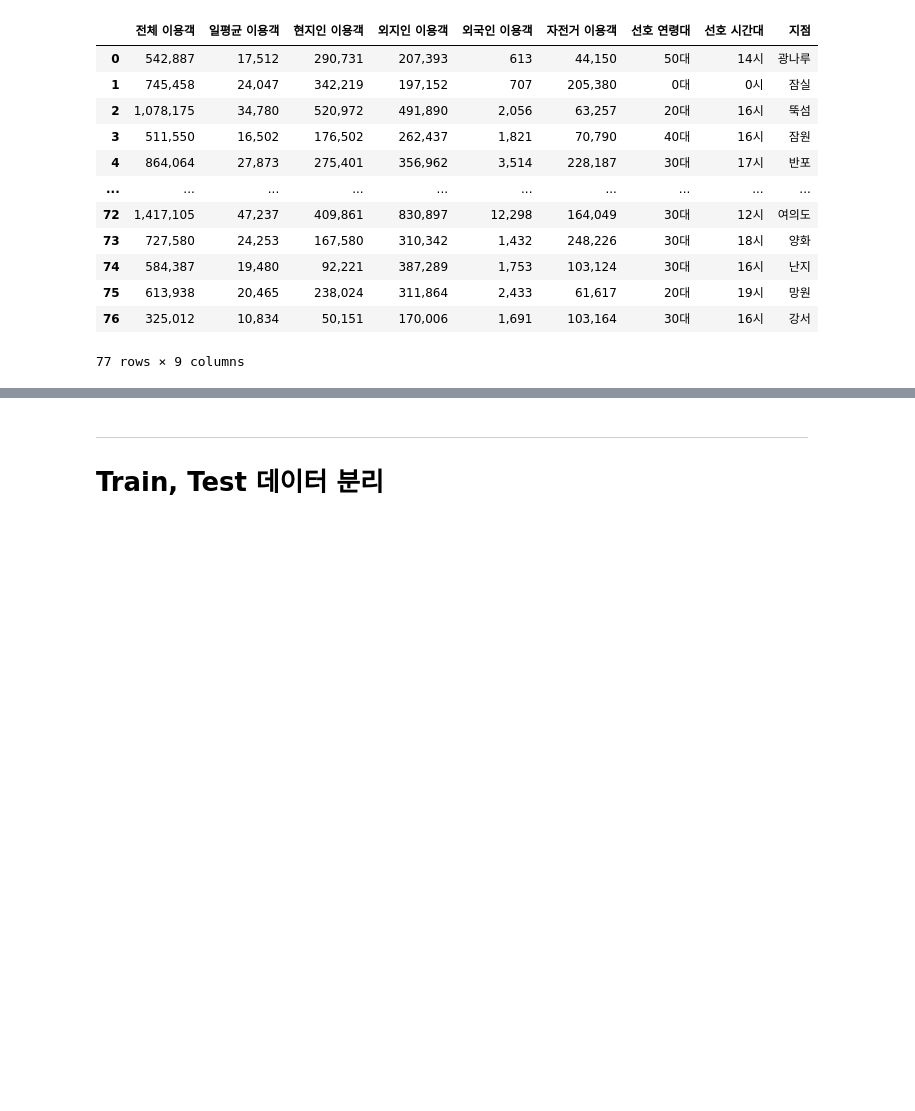
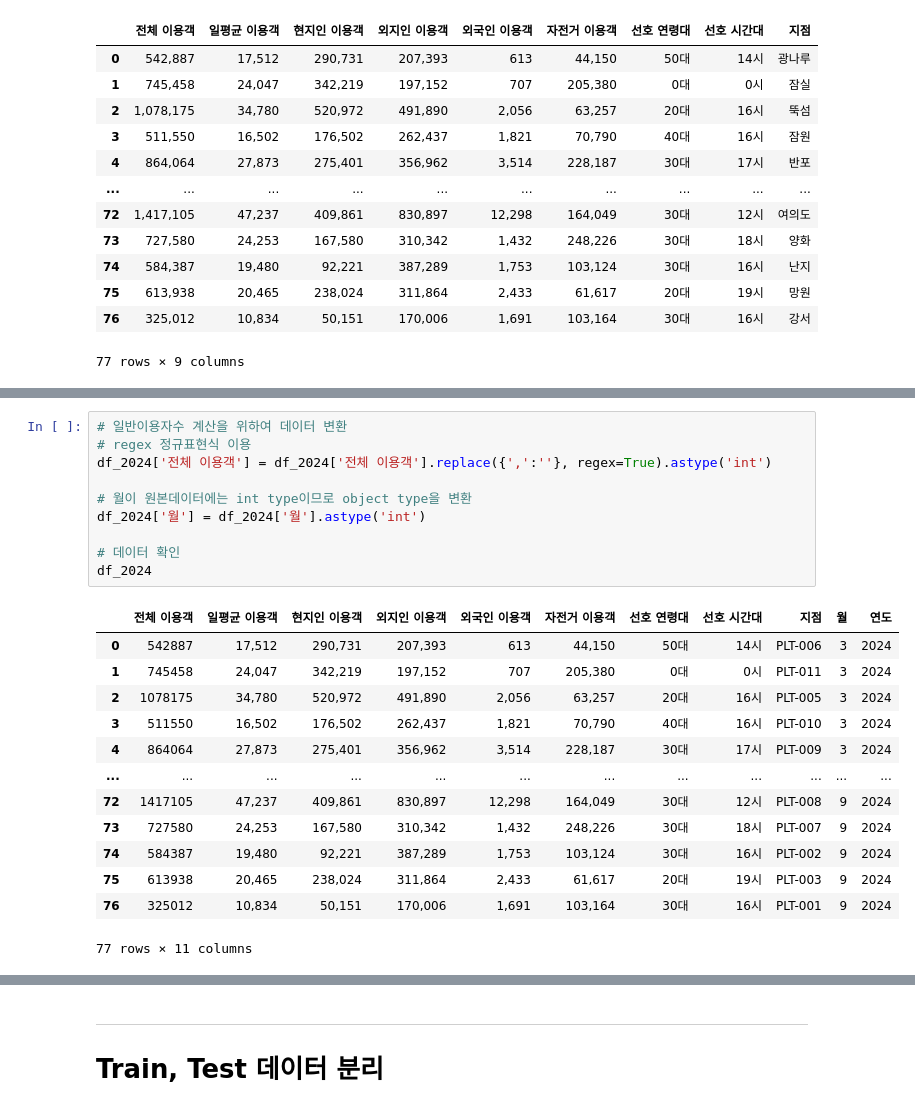
Before and after one commit to terryhyuk/HanGang_Mate, a Jupyter notebook: Python/DataAnalysis/MachineLearning.ipynb, the cells around one changed output, grey strips where cells are left out. Drawn from its saved outputs; the diff is of its cells as text; blank space fills up the shorter version.

```diff
--- a/Python/DataAnalysis/MachineLearning.ipynb
+++ b/Python/DataAnalysis/MachineLearning.ipynb
@@ -586,0 +666,24 @@ df_2024
+# %%
+# 일반이용자수 계산을 위하여 데이터 변환
+# regex 정규표현식 이용
+df_2024['전체 이용객'] = df_2024['전체 이용객'].replace({',':''}, regex=True).astype('int')
+
+# 월이 원본데이터에는 int type이므로 object type을 변환
+df_2024['월'] = df_2024['월'].astype('int')
+
+# 데이터 확인
+df_2024
+# %% [output]
+|  | 전체 이용객 | 일평균 이용객 | 현지인 이용객 | 외지인 이용객 | 외국인 이용객 | 자전거 이용객 | 선호 연령대 | 선호 시간대 | 지점 | 월 | 연도 |
+| 0 | 542887 | 17,512 | 290,731 | 207,393 | 613 | 44,150 | 50대 | 14시 | PLT-006 | 3 | 2024 |
+| 1 | 745458 | 24,047 | 342,219 | 197,152 | 707 | 205,380 | 0대 | 0시 | PLT-011 | 3 | 2024 |
+| 2 | 1078175 | 34,780 | 520,972 | 491,890 | 2,056 | 63,257 | 20대 | 16시 | PLT-005 | 3 | 2024 |
+| 3 | 511550 | 16,502 | 176,502 | 262,437 | 1,821 | 70,790 | 40대 | 16시 | PLT-010 | 3 | 2024 |
+| 4 | 864064 | 27,873 | 275,401 | 356,962 | 3,514 | 228,187 | 30대 | 17시 | PLT-009 | 3 | 2024 |
+| ... | ... | ... | ... | ... | ... | ... | ... | ... | ... | ... | ... |
+| 72 | 1417105 | 47,237 | 409,861 | 830,897 | 12,298 | 164,049 | 30대 | 12시 | PLT-008 | 9 | 2024 |
+| 73 | 727580 | 24,253 | 167,580 | 310,342 | 1,432 | 248,226 | 30대 | 18시 | PLT-007 | 9 | 2024 |
+| 74 | 584387 | 19,480 | 92,221 | 387,289 | 1,753 | 103,124 | 30대 | 16시 | PLT-002 | 9 | 2024 |
+| 75 | 613938 | 20,465 | 238,024 | 311,864 | 2,433 | 61,617 | 20대 | 19시 | PLT-003 | 9 | 2024 |
+| 76 | 325012 | 10,834 | 50,151 | 170,006 | 1,691 | 103,164 | 30대 | 16시 | PLT-001 | 9 | 2024 |
+77 rows × 11 columns
```
Also changed, not shown: parts of 33 cells of this notebook, 1 other file.
